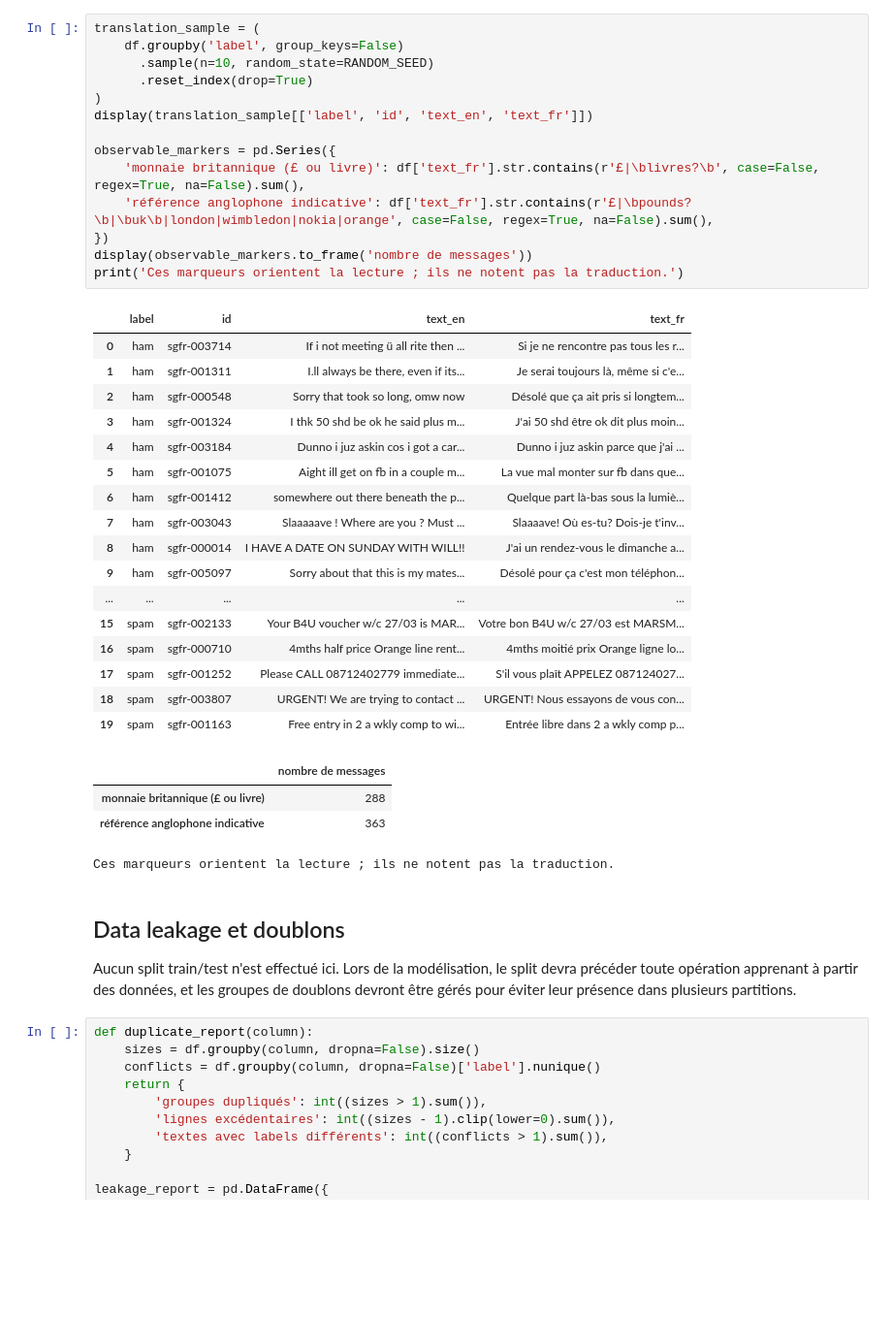
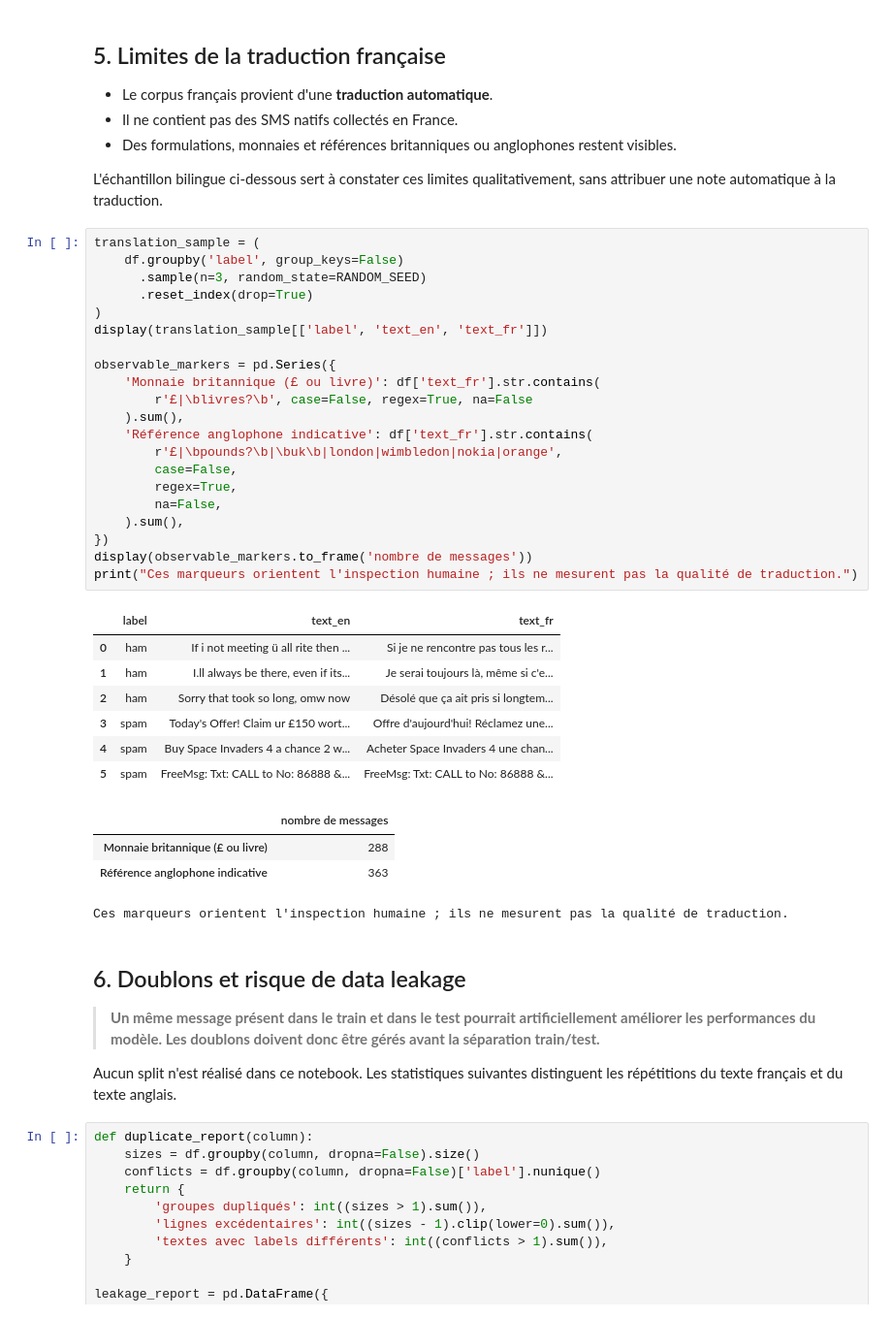
Before and after one commit to farahha/spamguard-fr-rncp38616, a Jupyter notebook: notebooks/01_data_audit.ipynb, the cells around one changed output. Shown at 97% size. Drawn from its saved outputs; the diff is of its cells as text; blank space fills up the shorter version.

Commit message:
finalize ML notebooks and RNCP documentation

```diff
--- a/notebooks/01_data_audit.ipynb
+++ b/notebooks/01_data_audit.ipynb
@@ -140,42 +131,50 @@ L'échantillon reproductible suivant permet une comparaison humaine de 10 ham et
+# %% [markdown]
+## 5. Limites de la traduction française
+
+- Le corpus français provient d'une **traduction automatique**.
+- Il ne contient pas des SMS natifs collectés en France.
+- Des formulations, monnaies et références britanniques ou anglophones restent visibles.
+
+L'échantillon bilingue ci-dessous sert à constater ces limites qualitativement, sans attribuer une note automatique à la traduction.
 # %%
 translation_sample = (
     df.groupby('label', group_keys=False)
-      .sample(n=10, random_state=RANDOM_SEED)
+      .sample(n=3, random_state=RANDOM_SEED)
       .reset_index(drop=True)
 )
-display(translation_sample[['label', 'id', 'text_en', 'text_fr']])
+display(translation_sample[['label', 'text_en', 'text_fr']])
 
 observable_markers = pd.Series({
-    'monnaie britannique (£ ou livre)': df['text_fr'].str.contains(r'£|\blivres?\b', case=False, regex=True, na=False).sum(),
-    'référence anglophone indicative': df['text_fr'].str.contains(r'£|\bpounds?\b|\buk\b|london|wimbledon|nokia|orange', case=False, regex=True, na=False).sum(),
+    'Monnaie britannique (£ ou livre)': df['text_fr'].str.contains(
+        r'£|\blivres?\b', case=False, regex=True, na=False
+    ).sum(),
+    'Référence anglophone indicative': df['text_fr'].str.contains(
+        r'£|\bpounds?\b|\buk\b|london|wimbledon|nokia|orange',
+        case=False,
+        regex=True,
+        na=False,
+    ).sum(),
 })
 display(observable_markers.to_frame('nombre de messages'))
-print('Ces marqueurs orientent la lecture ; ils ne notent pas la traduction.')
+print("Ces marqueurs orientent l'inspection humaine ; ils ne mesurent pas la qualité de traduction.")
 # %% [output]
-|  | label | id | text_en | text_fr |
-| 0 | ham | sgfr-003714 | If i not meeting ü all rite then ... | Si je ne rencontre pas tous les r... |
-| 1 | ham | sgfr-001311 | I.ll always be there, even if its... | Je serai toujours là, même si c'e... |
-| 2 | ham | sgfr-000548 | Sorry that took so long, omw now | Désolé que ça ait pris si longtem... |
-| 3 | ham | sgfr-001324 | I thk 50 shd be ok he said plus m... | J'ai 50 shd être ok dit plus moin... |
-| 4 | ham | sgfr-003184 | Dunno i juz askin cos i got a car... | Dunno i juz askin parce que j'ai ... |
-| 5 | ham | sgfr-001075 | Aight ill get on fb in a couple m... | La vue mal monter sur fb dans que... |
-| 6 | ham | sgfr-001412 | somewhere out there beneath the p... | Quelque part là-bas sous la lumiè... |
-| 7 | ham | sgfr-003043 | Slaaaaave ! Where are you ? Must ... | Slaaaave! Où es-tu? Dois-je t'inv... |
-| 8 | ham | sgfr-000014 | I HAVE A DATE ON SUNDAY WITH WILL!! | J'ai un rendez-vous le dimanche a... |
-| 9 | ham | sgfr-005097 | Sorry about that this is my mates... | Désolé pour ça c'est mon téléphon... |
-| ... | ... | ... | ... | ... |
-| 15 | spam | sgfr-002133 | Your B4U voucher w/c 27/03 is MAR... | Votre bon B4U w/c 27/03 est MARSM... |
-| 16 | spam | sgfr-000710 | 4mths half price Orange line rent... | 4mths moitié prix Orange ligne lo... |
-| 17 | spam | sgfr-001252 | Please CALL 08712402779 immediate... | S'il vous plaît APPELEZ 087124027... |
-| 18 | spam | sgfr-003807 | URGENT! We are trying to contact ... | URGENT! Nous essayons de vous con... |
-| 19 | spam | sgfr-001163 | Free entry in 2 a wkly comp to wi... | Entrée libre dans 2 a wkly comp p... |
+|  | label | text_en | text_fr |
+| 0 | ham | If i not meeting ü all rite then ... | Si je ne rencontre pas tous les r... |
+| 1 | ham | I.ll always be there, even if its... | Je serai toujours là, même si c'e... |
+| 2 | ham | Sorry that took so long, omw now | Désolé que ça ait pris si longtem... |
+| 3 | spam | Today's Offer! Claim ur £150 wort... | Offre d'aujourd'hui! Réclamez une... |
+| 4 | spam | Buy Space Invaders 4 a chance 2 w... | Acheter Space Invaders 4 une chan... |
+| 5 | spam | FreeMsg: Txt: CALL to No: 86888 &... | FreeMsg: Txt: CALL to No: 86888 &... |
 |  | nombre de messages |
-| monnaie britannique (£ ou livre) | 288 |
-| référence anglophone indicative | 363 |
+| Monnaie britannique (£ ou livre) | 288 |
+| Référence anglophone indicative | 363 |
-Ces marqueurs orientent la lecture ; ils ne notent pas la traduction.
+Ces marqueurs orientent l'inspection humaine ; ils ne mesurent pas la qualité de traduction.
-# %% [markdown]
-## Data leakage et doublons
-Aucun split train/test n'est effectué ici. Lors de la modélisation, le split devra précéder toute opération apprenant à partir des données, et les groupes de doublons devront être gérés pour éviter leur présence dans plusieurs partitions.
+# %% [markdown]
+## 6. Doublons et risque de data leakage
+
+> **Un même message présent dans le train et dans le test pourrait artificiellement améliorer les performances du modèle. Les doublons doivent donc être gérés avant la séparation train/test.**
+
+Aucun split n'est réalisé dans ce notebook. Les statistiques suivantes distinguent les répétitions du texte français et du texte anglais.
 # %%
 def duplicate_report(column):
     sizes = df.groupby(column, dropna=False).size()
```
Also changed, not shown: parts of 23 cells of this notebook, 11 other files.
